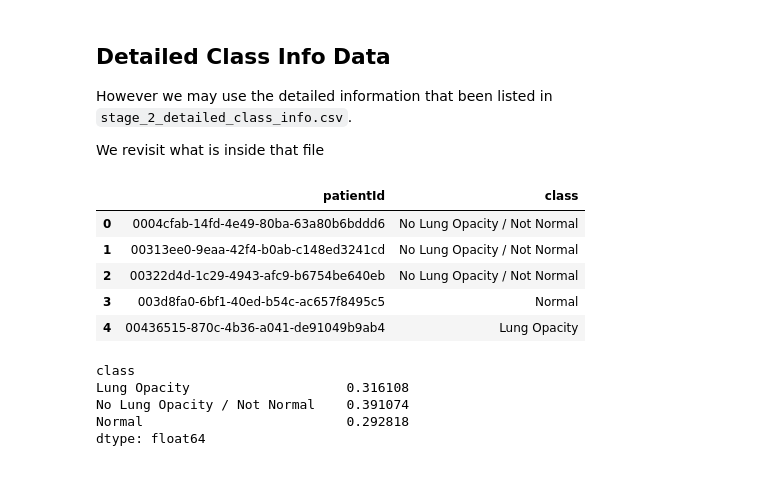
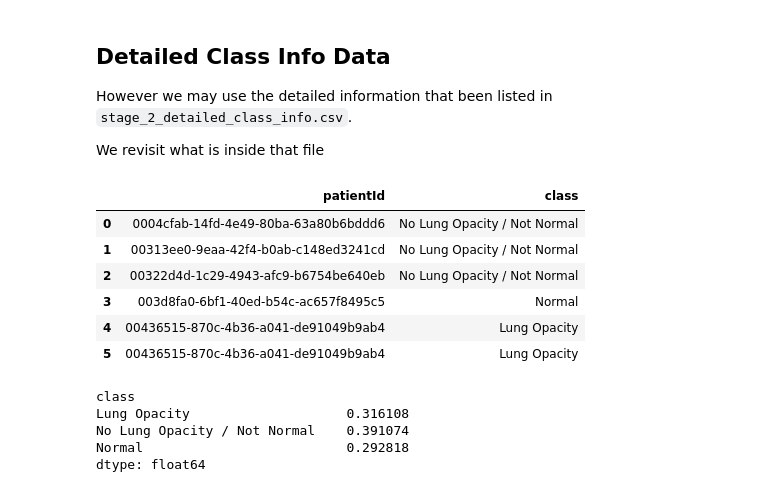
Before and after one commit to omarsayed7/RSNA-Pneumonia-Detection, a Jupyter notebook: RSNA_Pneumonia_Detection.ipynb, the cells around one changed output. Saved outputs shown, nothing was run; the diff lists cells and outputs as text; code cells hidden in the pictures.

```diff
--- a/RSNA_Pneumonia_Detection.ipynb
+++ b/RSNA_Pneumonia_Detection.ipynb
@@ -282,14 +205,15 @@ However we may use the detailed information that been listed in `stage_2_detaile
 
 We revisit what is inside that file
 # %%
-data_info.head()
+data_info.head(6)
 # %% [output]
 |  | patientId | class |
 | 0 | 0004cfab-14fd-4e49-80ba-63a80b6bddd6 | No Lung Opacity / Not Normal |
 | 1 | 00313ee0-9eaa-42f4-b0ab-c148ed3241cd | No Lung Opacity / Not Normal |
 | 2 | 00322d4d-1c29-4943-afc9-b6754be640eb | No Lung Opacity / Not Normal |
 | 3 | 003d8fa0-6bf1-40ed-b54c-ac657f8495c5 | Normal |
 | 4 | 00436515-870c-4b36-a041-de91049b9ab4 | Lung Opacity |
+| 5 | 00436515-870c-4b36-a041-de91049b9ab4 | Lung Opacity |
 # %%
 data_info.groupby('class').size().plot.bar()
 print(data_info.groupby('class').size() / train_labels.shape[0])
```
Also changed, not shown: parts of 22 cells of this notebook.
